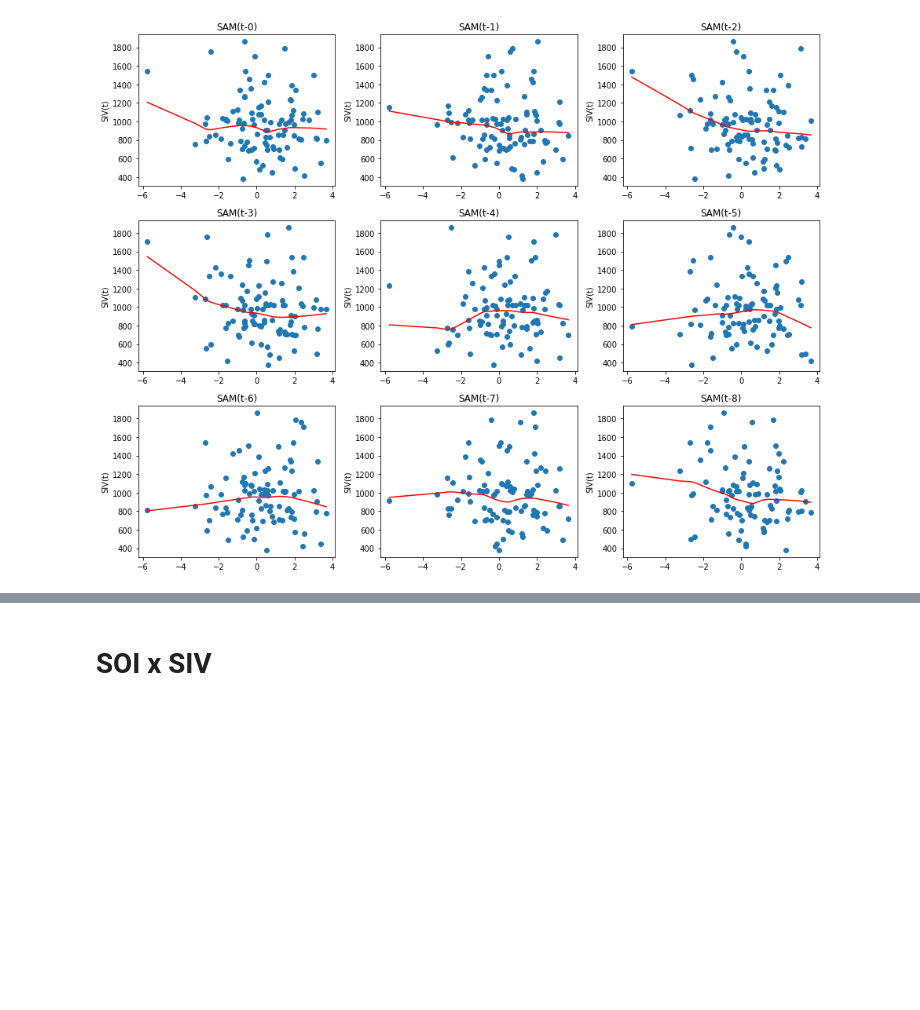
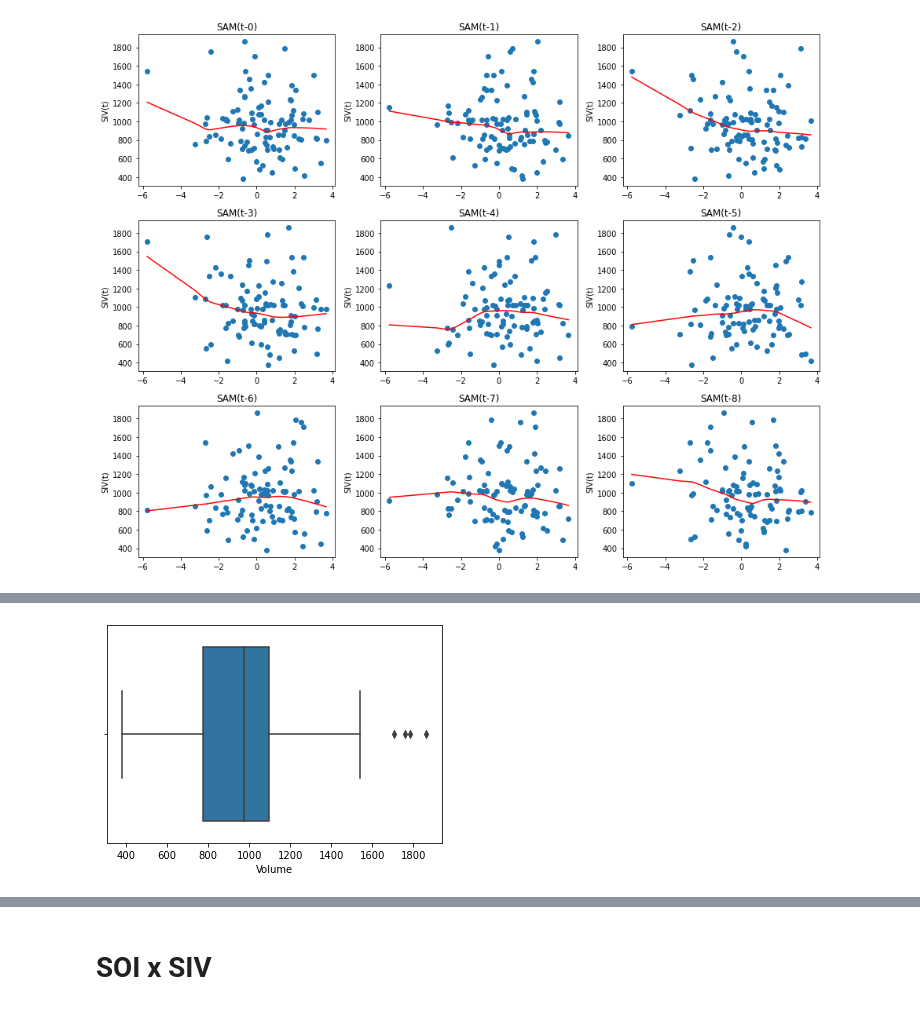
Before and after one commit to fridalejandra/Master-Thesis, a Jupyter notebook: CCF/ABS_CCFplots.ipynb, the cells around one changed output, grey strips where cells are left out. Cells and saved outputs as stored; diff of their text form; code cells hidden in the pictures; blank space fills up the shorter version.

```diff
--- a/CCF/ABS_CCFplots.ipynb
+++ b/CCF/ABS_CCFplots.ipynb
@@ -135,0 +152,6 @@ plt.savefig("/Users/fridaperez/Developer/repos/local_repo/pub_plots/ABS_ccf_SAM.
+# %%
+## Removing Outliers
+sns.boxplot(x=df_new['Volume'])
+plt.show()
+# %% [output]
+[figure, added]
```
Also changed, not shown: parts of 34 cells of this notebook, 6 other files.
